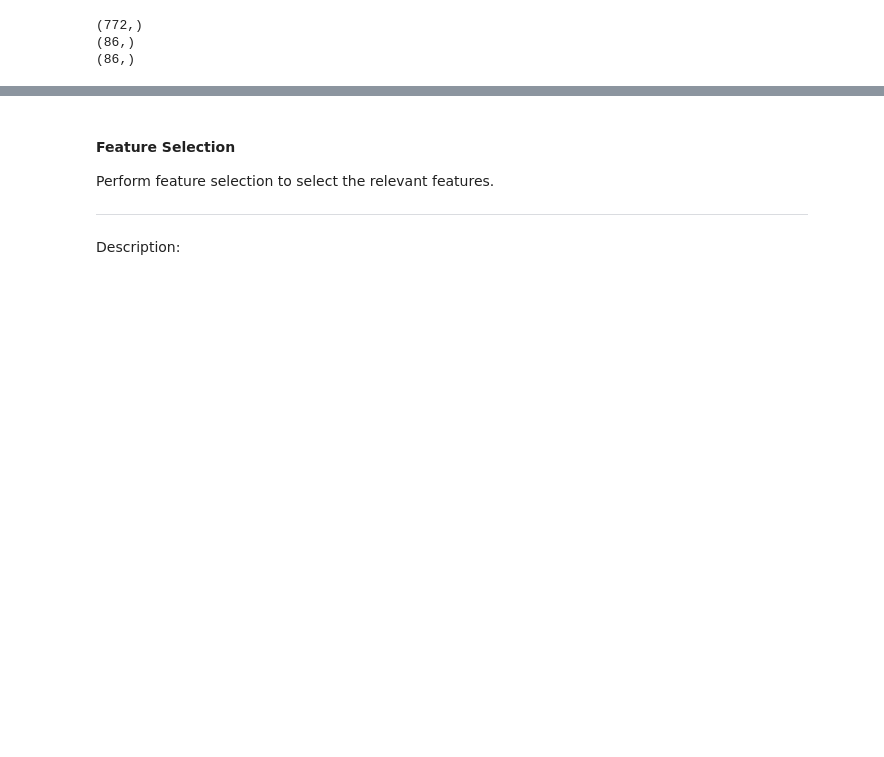
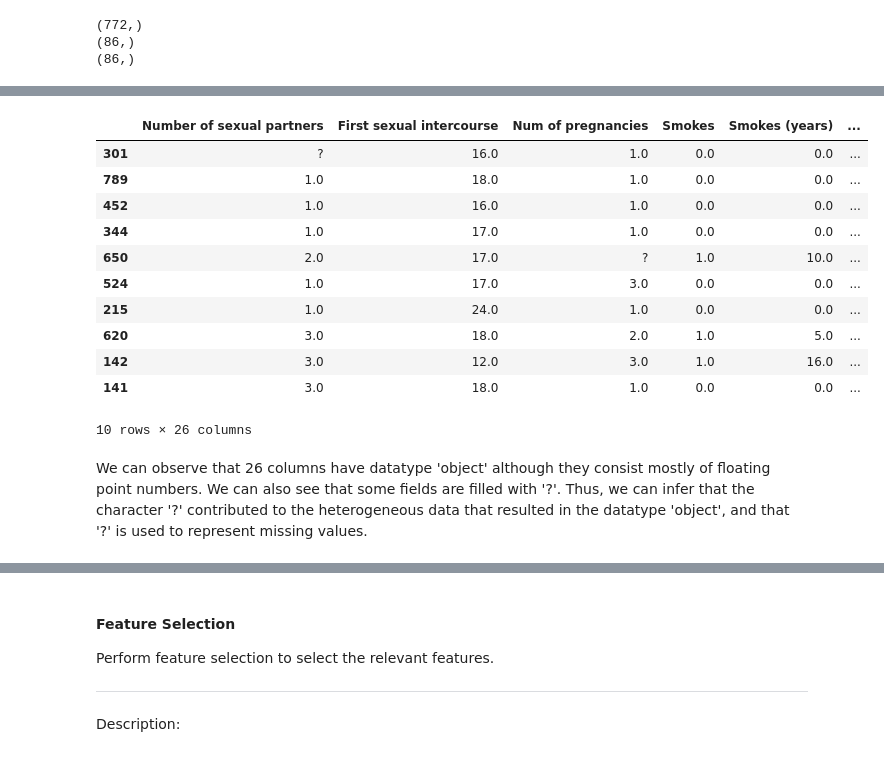
Before and after one commit to ahdeanlau/Cervical-Cancer-Diagnosis-Prediction-Model, a Jupyter notebook: Project Part 1.ipynb, the cells around one changed output, grey strips where cells are left out. Saved outputs shown, nothing was run; the diff lists cells and outputs as text; code cells hidden in the pictures; blank space fills up the shorter version.

```diff
--- a/Project Part 1.ipynb
+++ b/Project Part 1.ipynb
@@ -161,0 +193,18 @@ Description:
+# %%
+# Show the columns where datatype = 'object'
+X_train.select_dtypes(include='object').head(10)
+# %% [output]
+|  | Number of sexual partners | First sexual intercourse | Num of pregnancies | Smokes | Smokes (years) | ... |
+| 301 | ? | 16.0 | 1.0 | 0.0 | 0.0 | ... |
+| 789 | 1.0 | 18.0 | 1.0 | 0.0 | 0.0 | ... |
+| 452 | 1.0 | 16.0 | 1.0 | 0.0 | 0.0 | ... |
+| 344 | 1.0 | 17.0 | 1.0 | 0.0 | 0.0 | ... |
+| 650 | 2.0 | 17.0 | ? | 1.0 | 10.0 | ... |
+| 524 | 1.0 | 17.0 | 3.0 | 0.0 | 0.0 | ... |
+| 215 | 1.0 | 24.0 | 1.0 | 0.0 | 0.0 | ... |
+| 620 | 3.0 | 18.0 | 2.0 | 1.0 | 5.0 | ... |
+| 142 | 3.0 | 12.0 | 3.0 | 1.0 | 16.0 | ... |
+| 141 | 3.0 | 18.0 | 1.0 | 0.0 | 0.0 | ... |
+10 rows × 26 columns
+# %% [markdown]
+We can observe that 26 columns have datatype 'object' although they consist mostly of floating point numbers. We can also see that some fields are filled with '?'. Thus, we can infer that the character '?' contributed to the heterogeneous data that resulted in the datatype 'object', and that '?' is used to represent missing values.
```
Also changed, not shown: parts of 12 cells of this notebook.
